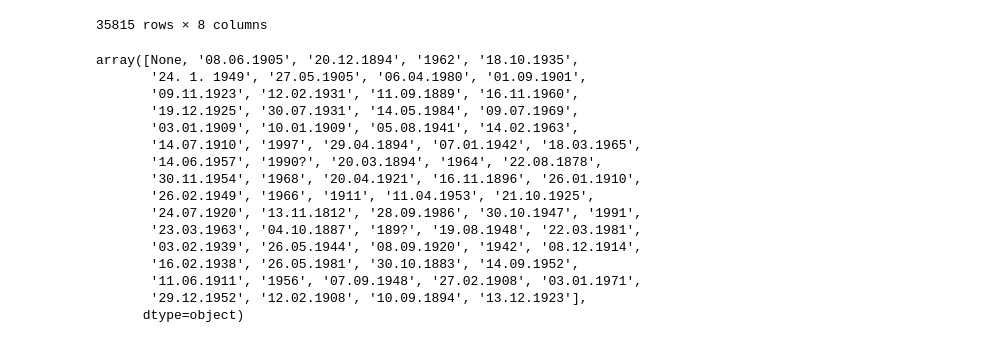
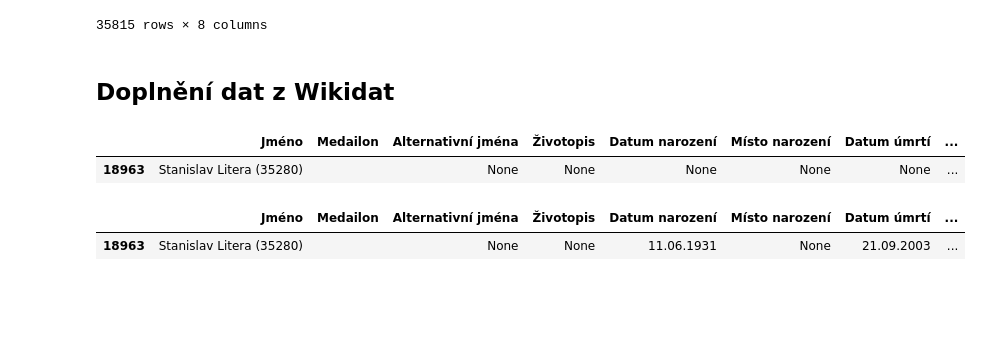
Before and after one commit to DataRozhlas/filmovy-prehled, a Jupyter notebook: 031 čištění a export všech person.ipynb, the cells around one changed output. Saved outputs shown, nothing was run; the diff lists cells and outputs as text; code cells hidden in the pictures; blank space fills up the shorter version.

```diff
--- a/031 čištění a export všech person.ipynb
+++ b/031 čištění a export všech person.ipynb
@@ -20,29 +24,6 @@ persony
 | 35813 | Kevin Mc Kidd (person) |  | None | None | None | None | None | ... |
 | 35814 | Rostislav Novák st. (person) | herec | Rosťa Novák, Rosťa Novák st. | None | 25.11.1948 | Praha, Československo | None | ... |
 35815 rows × 8 columns
-# %%
-persony.loc[persony["Jméno"] == "Eva Pecková (34563)", "Datum narození"] = None
-persony.loc[persony["Jméno"] == "Dal Stivens (110800)", "Datum narození"] = None
-persony.loc[persony["Jméno"] == "Jaroslav Frič (129945)", "Datum narození"] = None
-# %%
-persony["Datum narození"].sample(200).unique()
-# %% [output]
-array([None, '08.06.1905', '20.12.1894', '1962', '18.10.1935',
-       '24. 1. 1949', '27.05.1905', '06.04.1980', '01.09.1901',
-       '09.11.1923', '12.02.1931', '11.09.1889', '16.11.1960',
-       '19.12.1925', '30.07.1931', '14.05.1984', '09.07.1969',
-       '03.01.1909', '10.01.1909', '05.08.1941', '14.02.1963',
-       '14.07.1910', '1997', '29.04.1894', '07.01.1942', '18.03.1965',
-       '14.06.1957', '1990?', '20.03.1894', '1964', '22.08.1878',
-       '30.11.1954', '1968', '20.04.1921', '16.11.1896', '26.01.1910',
-       '26.02.1949', '1966', '1911', '11.04.1953', '21.10.1925',
-       '24.07.1920', '13.11.1812', '28.09.1986', '30.10.1947', '1991',
-       '23.03.1963', '04.10.1887', '189?', '19.08.1948', '22.03.1981',
-       '03.02.1939', '26.05.1944', '08.09.1920', '1942', '08.12.1914',
-       '16.02.1938', '26.05.1981', '30.10.1883', '14.09.1952',
-       '11.06.1911', '1956', '07.09.1948', '27.02.1908', '03.01.1971',
-       '29.12.1952', '12.02.1908', '10.09.1894', '13.12.1923'],
-      dtype=object)
 # %%
 def odnebovat(x):
     if x:
@@ -62,3 +43,10 @@ def rozdel_misto(x):
         mesto = None
         stat = None
     return [mesto, stat]
+# %% [markdown]
+## Doplnění dat z Wikidat
+# %%
+persony[persony["Jméno"] == "Stanislav Litera (35280)"].sample(1)
+# %% [output]
+|  | Jméno | Medailon | Alternativní jména | Životopis | Datum narození | Místo narození | Datum úmrtí | ... |
+| 18963 | Stanislav Litera (35280) |  | None | None | None | None | None | ... |
@@ -64,0 +62,5 @@ def rozdel_misto(x):
+# %%
+persony[persony["Jméno"] == "Stanislav Litera (35280)"].sample(1)
+# %% [output]
+|  | Jméno | Medailon | Alternativní jména | Životopis | Datum narození | Místo narození | Datum úmrtí | ... |
+| 18963 | Stanislav Litera (35280) |  | None | None | 11.06.1931 | None | 21.09.2003 | ... |
```
Also changed, not shown: parts of 14 cells of this notebook, 16 other files.
